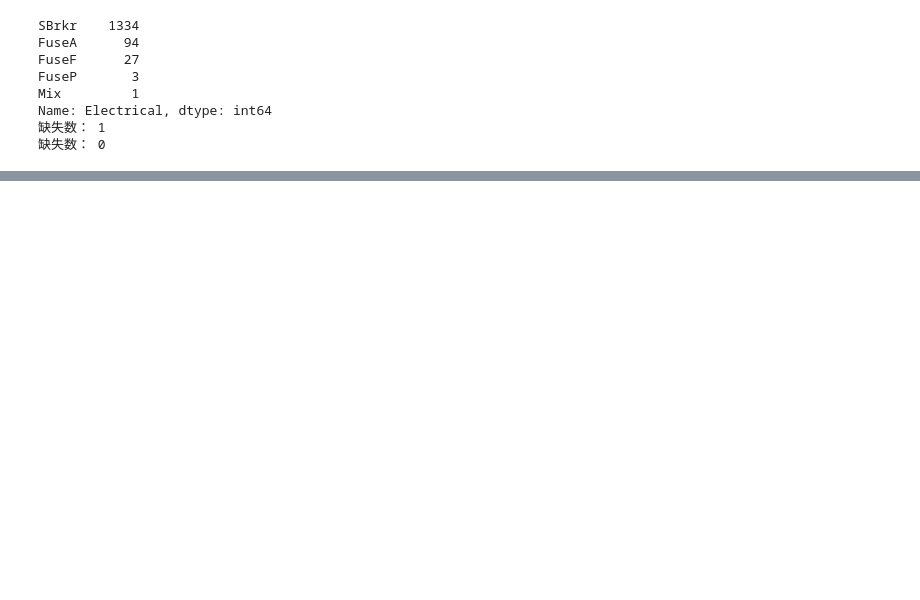
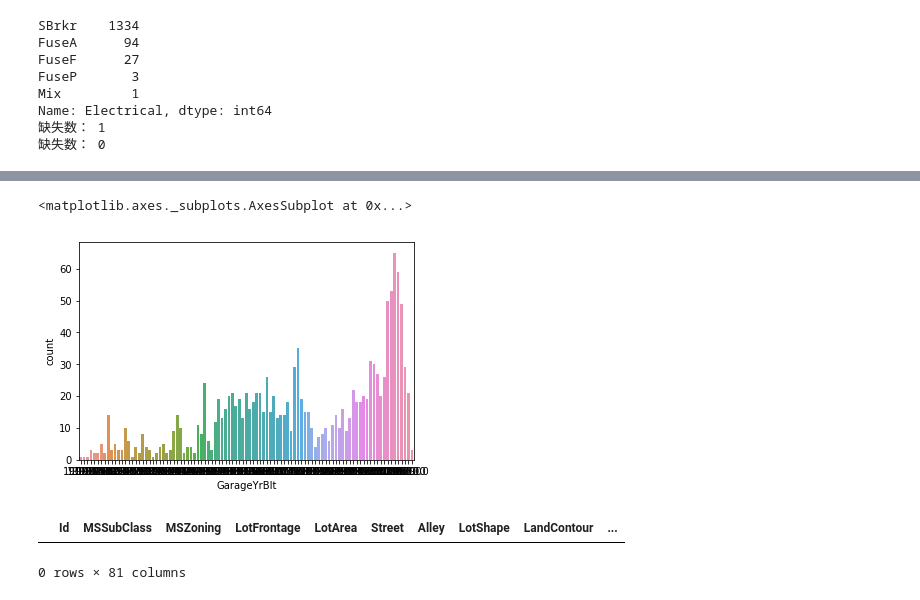
Before and after one commit to liushane/house_price, a Jupyter notebook: exercise.ipynb, the cells around one changed output, grey strips where cells are left out. Saved outputs shown, nothing was run; the diff lists cells and outputs as text; code cells hidden in the pictures; blank space fills up the shorter version.

```diff
--- a/exercise.ipynb
+++ b/exercise.ipynb
@@ -610,0 +620,9 @@ print(test.FireplaceQu.isnull().sum())
+# %%
+#Fence,填充None
+train.fillna({'Fence':'None'},inplace=True)
+test.fillna({'Fence':'None'},inplace=True)
+# %%
+#MiscFeature,填充None
+print(train.MiscFeature.value_counts())
+train.fillna({'MiscFeature':'None'},inplace=True)
+test.fillna({'MiscFeature':'None'},inplace=True)
@@ -610,0 +665,5 @@ print(test.FireplaceQu.isnull().sum())
+# %%
+sns.countplot(x = 'GarageYrBlt',data = train)
+# %% [output]
+<matplotlib.axes._subplots.AxesSubplot at 0x...>
+[figure, added]
@@ -610,0 +677,7 @@ print(test.FireplaceQu.isnull().sum())
+# %%
+#Exterior1st缺失值处理 删除---test
+test.dropna(subset = ['Exterior1st'],inplace=True)#删除指定列的缺失值
+test[test.Exterior1st.isnull()]
+# %% [output]
+|  | Id | MSSubClass | MSZoning | LotFrontage | LotArea | Street | Alley | LotShape | LandContour | ... |
+0 rows × 81 columns
```
Also changed, not shown: parts of 36 cells of this notebook, 2 other files.
